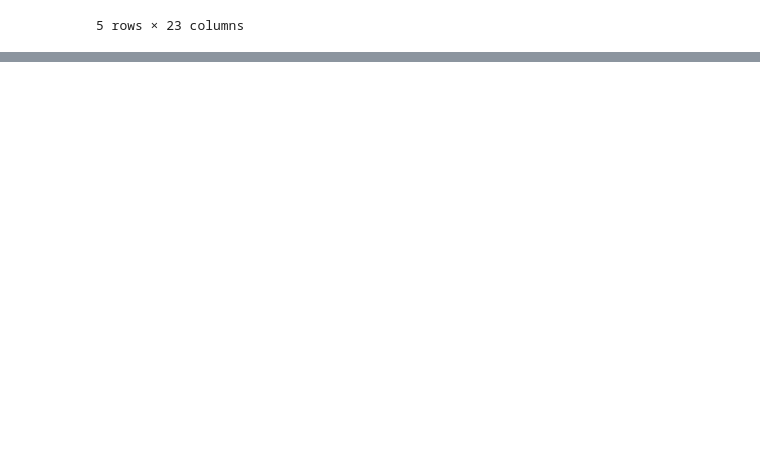
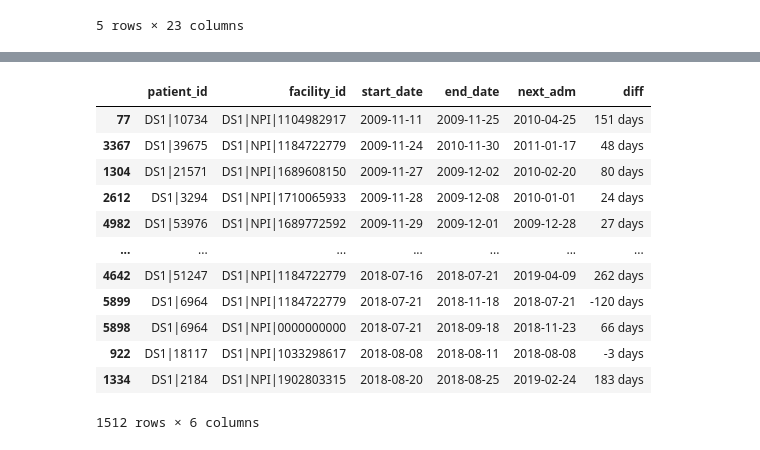
Before and after one commit to rghertel/hospital-readmission-not-koalas, a Jupyter notebook: Hospital-readmissions.ipynb, the cells around one changed output, grey strips where cells are left out. Cells and saved outputs as stored; diff of their text form; code cells hidden in the pictures; blank space fills up the shorter version.

```diff
--- a/Hospital-readmissions.ipynb
+++ b/Hospital-readmissions.ipynb
@@ -86,0 +162,18 @@ Length: 63, dtype: object
+# %%
+#Sorting start date
+pt_readmitted=pt_readmitted.sort_values('start_date')
+pt_readmitted
+# %% [output]
+|  | patient_id | facility_id | start_date | end_date | next_adm | diff |
+| 77 | DS1|10734 | DS1|NPI|1104982917 | 2009-11-11 | 2009-11-25 | 2010-04-25 | 151 days |
+| 3367 | DS1|39675 | DS1|NPI|1184722779 | 2009-11-24 | 2010-11-30 | 2011-01-17 | 48 days |
+| 1304 | DS1|21571 | DS1|NPI|1689608150 | 2009-11-27 | 2009-12-02 | 2010-02-20 | 80 days |
+| 2612 | DS1|3294 | DS1|NPI|1710065933 | 2009-11-28 | 2009-12-08 | 2010-01-01 | 24 days |
+| 4982 | DS1|53976 | DS1|NPI|1689772592 | 2009-11-29 | 2009-12-01 | 2009-12-28 | 27 days |
+| ... | ... | ... | ... | ... | ... | ... |
+| 4642 | DS1|51247 | DS1|NPI|1184722779 | 2018-07-16 | 2018-07-21 | 2019-04-09 | 262 days |
+| 5899 | DS1|6964 | DS1|NPI|1184722779 | 2018-07-21 | 2018-11-18 | 2018-07-21 | -120 days |
+| 5898 | DS1|6964 | DS1|NPI|0000000000 | 2018-07-21 | 2018-09-18 | 2018-11-23 | 66 days |
+| 922 | DS1|18117 | DS1|NPI|1033298617 | 2018-08-08 | 2018-08-11 | 2018-08-08 | -3 days |
+| 1334 | DS1|2184 | DS1|NPI|1902803315 | 2018-08-20 | 2018-08-25 | 2019-02-24 | 183 days |
+1512 rows × 6 columns
```
Also changed, not shown: parts of 36 cells of this notebook.
